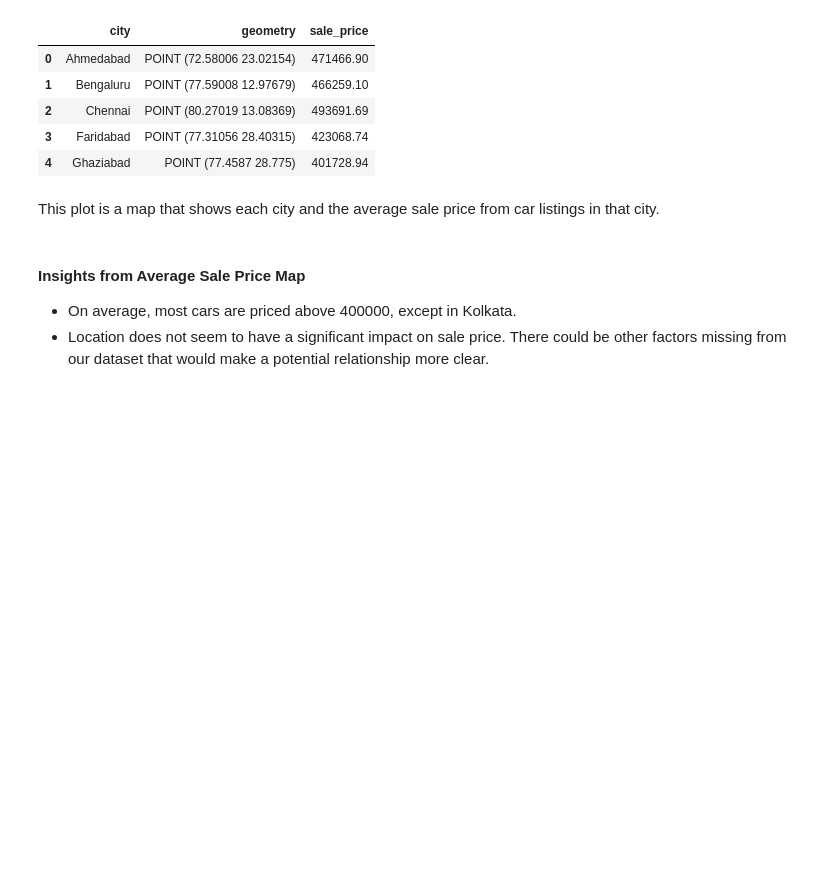
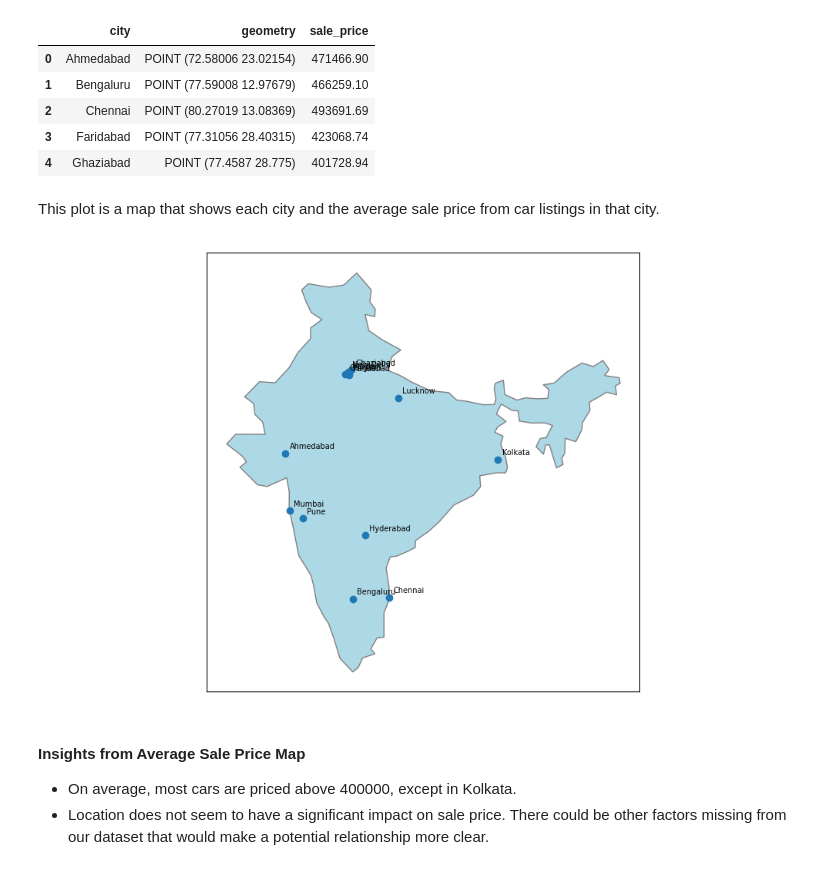
Before and after one commit to aarschne/UN5550finalproject, a Jupyter notebook: map_visualizations.ipynb, the cells around one changed output. Saved outputs shown, nothing was run; the diff lists cells and outputs as text; code cells hidden in the pictures; blank space fills up the shorter version.

```diff
--- a/map_visualizations.ipynb
+++ b/map_visualizations.ipynb
@@ -203,32 +205,37 @@ This plot is a map that shows each city and the average sale price from car list
 # %%
 fig, ax = plt.subplots(figsize=(10, 6))
 
 india.plot(ax=ax, color='lightblue', edgecolor='gray')
-points = map2.plot(ax=ax, markersize=40)
+points = ax.scatter(
+  map2.geometry.x,
+  map2.geometry.y,
+)
 
 for x, y, label in zip(map2.geometry.x, map2.geometry.y, map2["city"]):
   ax.text(x + 0.3, y + 0.3, label, fontsize=7)
 
 cursor = mplcursors.cursor(points, hover=True)
 cursor.annotation_kwargs["animated"] = False
 
 ax.get_xaxis().set_visible(False)
 ax.get_yaxis().set_visible(False)
 
 for c in ax.collections:
   if c is not points:
     c.set_picker(False)
 
 @cursor.connect("add")
 def on_add(sel):
   i = sel.index
   row = map2.iloc[i]
 
   price = row["sale_price"]
   sel.annotation.set_text(f"{row['city']}\n\nAverage Sale Price:\n{price}")
 
-plt.tight_layout()
-plt.show(block=False)
+plt.tight_layout();
+plt.show(block=False);
+# %% [output]
+[figure, added]
 # %% [markdown]
 #### Insights from Average Sale Price Map
 - On average, most cars are priced above 400000, except in Kolkata.
```
Also changed, not shown: parts of 6 cells of this notebook.
